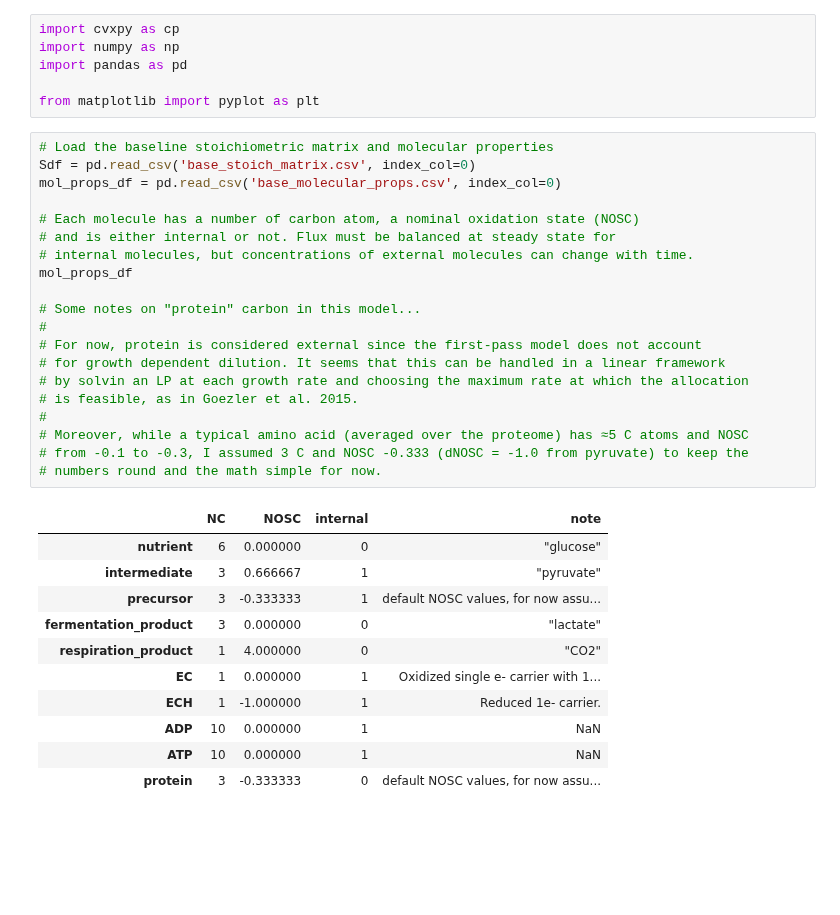
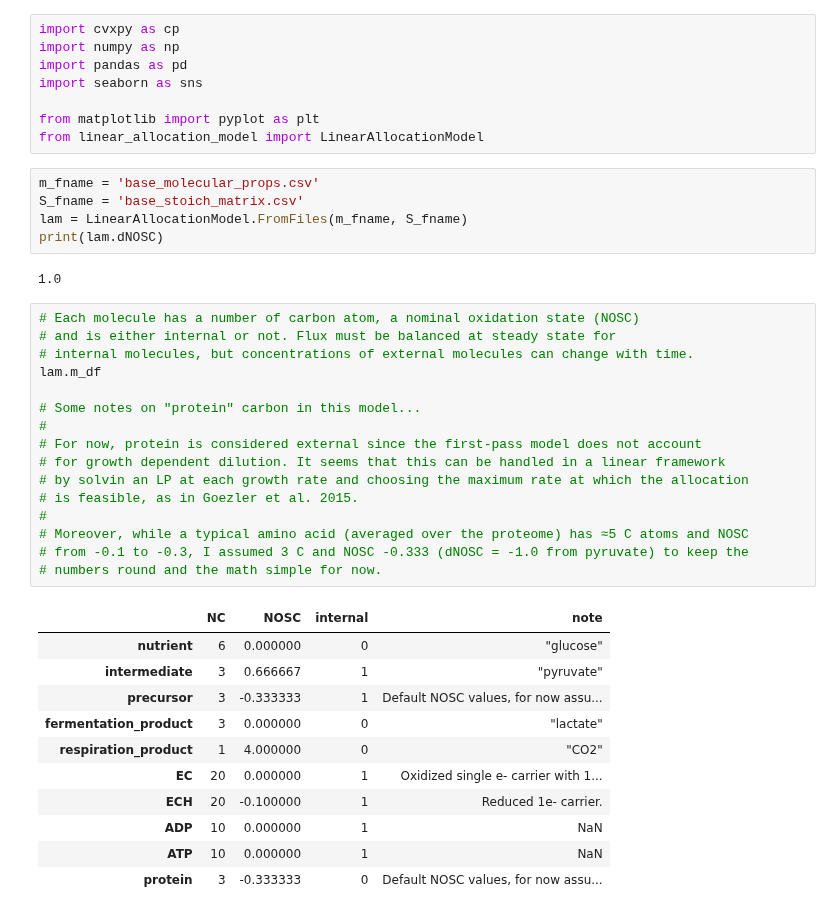
Before and after one commit to flamholz/redox-proteome, a Jupyter notebook: notebooks/LinearAllocationModel.ipynb, the cells around one changed output. Saved outputs shown, nothing was run; the diff lists cells and outputs as text; blank space fills up the shorter version.

```diff
--- a/notebooks/LinearAllocationModel.ipynb
+++ b/notebooks/LinearAllocationModel.ipynb
@@ -2,38 +2,43 @@
 import cvxpy as cp
 import numpy as np
 import pandas as pd
+import seaborn as sns
 
 from matplotlib import pyplot as plt
+from linear_allocation_model import LinearAllocationModel
+# %%
+m_fname = 'base_molecular_props.csv'
+S_fname = 'base_stoich_matrix.csv'
+lam = LinearAllocationModel.FromFiles(m_fname, S_fname)
+print(lam.dNOSC)
+# %% [output]
+1.0
 # %%
-# Load the baseline stoichiometric matrix and molecular properties
-Sdf = pd.read_csv('base_stoich_matrix.csv', index_col=0)
-mol_props_df = pd.read_csv('base_molecular_props.csv', index_col=0)
-
 # Each molecule has a number of carbon atom, a nominal oxidation state (NOSC)
 # and is either internal or not. Flux must be balanced at steady state for
 # internal molecules, but concentrations of external molecules can change with time.
-mol_props_df
+lam.m_df
 
 # Some notes on "protein" carbon in this model...
 #
 # For now, protein is considered external since the first-pass model does not account
 # for growth dependent dilution. It seems that this can be handled in a linear framework
 # by solvin an LP at each growth rate and choosing the maximum rate at which the allocation
 # is feasible, as in Goezler et al. 2015.
 #
 # Moreover, while a typical amino acid (averaged over the proteome) has ≈5 C atoms and NOSC
 # from -0.1 to -0.3, I assumed 3 C and NOSC -0.333 (dNOSC = -1.0 from pyruvate) to keep the
 # numbers round and the math simple for now.
 # %% [output]
 |  | NC | NOSC | internal | note |
 | nutrient | 6 | 0.000000 | 0 | "glucose" |
 | intermediate | 3 | 0.666667 | 1 | "pyruvate" |
-| precursor | 3 | -0.333333 | 1 | default NOSC values, for now assu... |
+| precursor | 3 | -0.333333 | 1 | Default NOSC values, for now assu... |
 | fermentation_product | 3 | 0.000000 | 0 | "lactate" |
 | respiration_product | 1 | 4.000000 | 0 | "CO2" |
-| EC | 1 | 0.000000 | 1 | Oxidized single e- carrier with 1... |
-| ECH | 1 | -1.000000 | 1 | Reduced 1e- carrier. |
+| EC | 20 | 0.000000 | 1 | Oxidized single e- carrier with 1... |
+| ECH | 20 | -0.100000 | 1 | Reduced 1e- carrier. |
 | ADP | 10 | 0.000000 | 1 | NaN |
 | ATP | 10 | 0.000000 | 1 | NaN |
-| protein | 3 | -0.333333 | 0 | default NOSC values, for now assu... |
+| protein | 3 | -0.333333 | 0 | Default NOSC values, for now assu... |
 # %%
```
Also changed, not shown: parts of 10 cells of this notebook, 9 other files.
